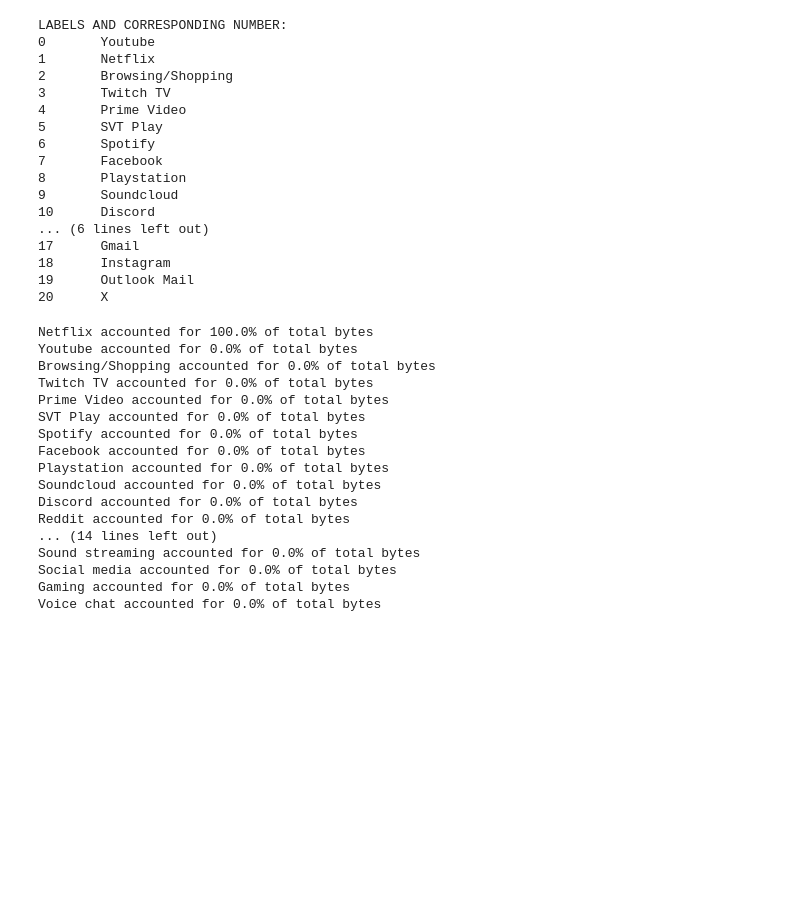
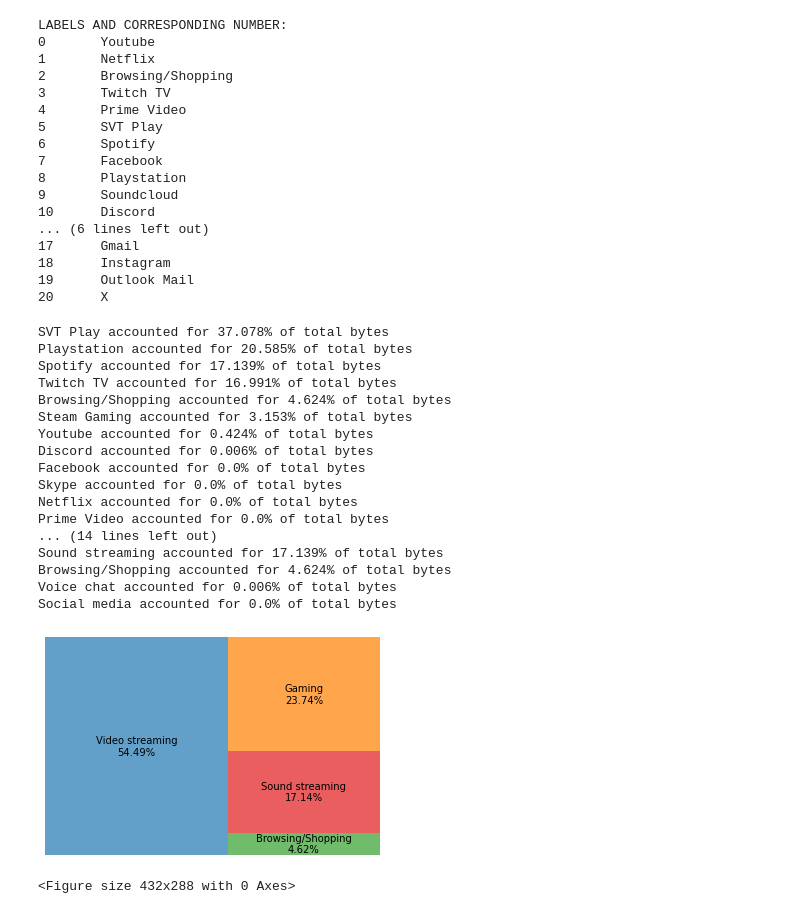
Before and after one commit to lili7642/Project-Course-Network-Usage-at-Home, a Jupyter notebook: PredictionRatios.ipynb, the cells around one changed output. Saved outputs shown, nothing was run; the diff lists cells and outputs as text; code cells hidden in the pictures; blank space fills up the shorter version.

Commit message:
added treemap plot

```diff
--- a/PredictionRatios.ipynb
+++ b/PredictionRatios.ipynb
@@ -15,7 +16,7 @@ filePath =  "../../project_course_data/"
 # %% [markdown]
 ### READ DATA
 # %%
-dataPath = "pilottest.txt"
+dataPath = "pilot3.txt"
 
 with open(filePath + dataPath, "r") as f:
     content = f.read().replace("->", " ").replace(" K ", "K ").replace(" M ", "M ").replace(" G ", "G ")
@@ -134,9 +135,19 @@ import random
 # creating fake preds
 posPreds = list(range(21))
 fakePreds = []
-for i in range(len(data)):
-    # fakePreds.append(random.choice(posPreds))
-    fakePreds.append(1)
+# for i in range(len(data)):
+#     # fakePreds.append(random.choice(posPreds))
+#     fakePreds.append(1)
+with open("servocePredsNum.csv", 'r', newline='') as file:
+    # Specify the delimiter as a space
+    csv_reader = csv.reader(file, delimiter=' ')
+
+    # Iterate through each row and append it to the data list
+    for row in csv_reader:
+        fakePreds.extend(row)
+
+for i in range(len(fakePreds)):
+    fakePreds[i] = int(fakePreds[i])
 
 print(len(fakePreds))
 print(fakePreds)
@@ -264,20 +275,20 @@ print("\n\n")
 for activity, ratio in sorted(activityRatio.items(), key = lambda x: x[1], reverse=True):
     print(f"{activity} accounted for {round(ratio,3)}% of total bytes")
 # %% [output]
-Netflix accounted for 100.0% of total bytes
-Youtube accounted for 0.0% of total bytes
-Browsing/Shopping accounted for 0.0% of total bytes
-Twitch TV accounted for 0.0% of total bytes
+SVT Play accounted for 37.078% of total bytes
+Playstation accounted for 20.585% of total bytes
+Spotify accounted for 17.139% of total bytes
+Twitch TV accounted for 16.991% of total bytes
+Browsing/Shopping accounted for 4.624% of total bytes
+Steam Gaming accounted for 3.153% of total bytes
+Youtube accounted for 0.424% of total bytes
+Discord accounted for 0.006% of total bytes
+Facebook accounted for 0.0% of total bytes
+Skype accounted for 0.0% of total bytes
+Netflix accounted for 0.0% of total bytes
 Prime Video accounted for 0.0% of total bytes
-SVT Play accounted for 0.0% of total bytes
-Spotify accounted for 0.0% of total bytes
-Facebook accounted for 0.0% of total bytes
-Playstation accounted for 0.0% of total bytes
-Soundcloud accounted for 0.0% of total bytes
-Discord accounted for 0.0% of total bytes
-Reddit accounted for 0.0% of total bytes
 ... (14 lines left out)
-Sound streaming accounted for 0.0% of total bytes
+Sound streaming accounted for 17.139% of total bytes
+Browsing/Shopping accounted for 4.624% of total bytes
+Voice chat accounted for 0.006% of total bytes
 Social media accounted for 0.0% of total bytes
-Gaming accounted for 0.0% of total bytes
-Voice chat accounted for 0.0% of total bytes
@@ -283,0 +299,28 @@ Voice chat accounted for 0.0% of total bytes
+# %%
+# Example data (replace this with your own data)
+activityRatio = {key + "\n" + str(round(value, 2)) + "%": value for key, value in activityRatio.items() if value > 1}
+data = activityRatio
+
+# Colors for each group (adjust as needed)
+colors = ['#1f78b4', '#33a02c', '#e31a1c', '#ff7f00', '#6a3d9a']
+
+# Plotting the squarify treemap
+squarify.plot(sizes=data.values(), label=data.keys(), color=colors, alpha=0.7, pad=0)
+
+# Add a legend
+#plt.legend(labels=data.keys(), loc='upper left', bbox_to_anchor=(1, 1))
+
+# Remove axis labels and ticks
+plt.axis('off')
+
+# Show the plot
+plt.show()
+# %% [output]
+[figure, added]
+# %%
+image_format = 'svg' # e.g .png, .svg, etc.
+image_name = 'treemap.svg'
+
+plt.savefig(image_name, format=image_format, dpi=1200)
+# %% [output]
+<Figure size 432x288 with 0 Axes>
```
Also changed, not shown: parts of 7 cells of this notebook, 3 other files.
